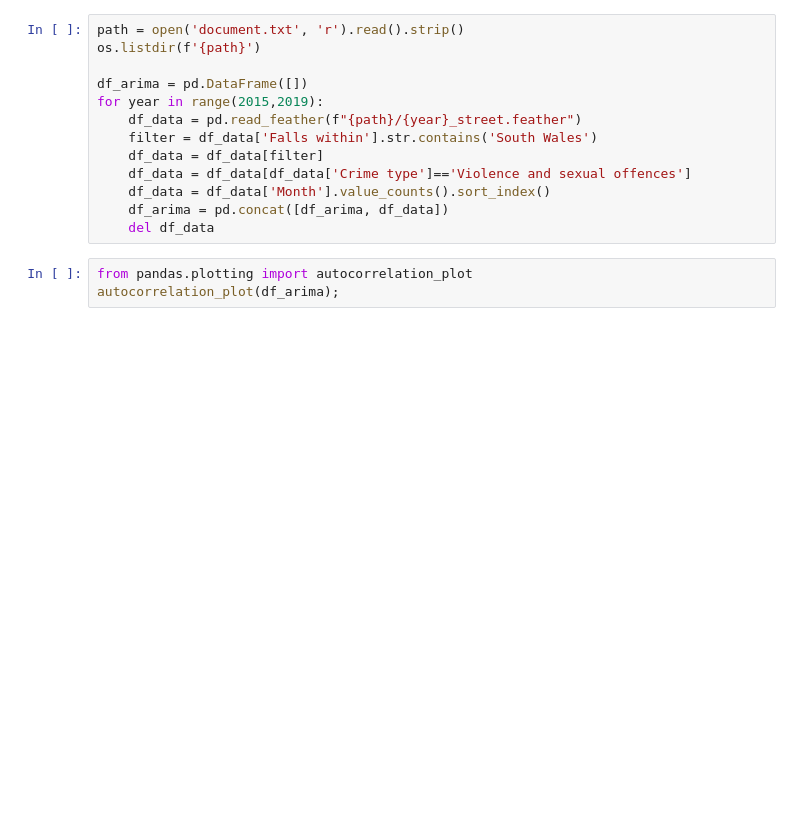
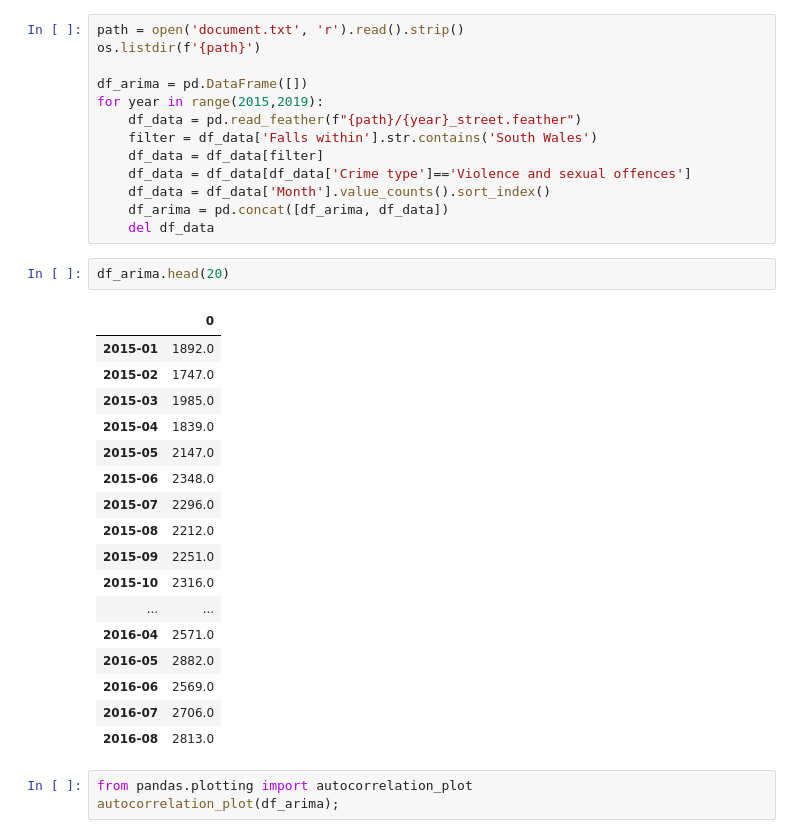
Before and after one commit to Dazai1623818/Datachallenge-2, a Jupyter notebook: Arima.ipynb, the cells around one changed output. Drawn from its saved outputs; the diff is of its cells as text; blank space fills up the shorter version.

```diff
--- a/Arima.ipynb
+++ b/Arima.ipynb
@@ -20,6 +20,26 @@ for year in range(2015,2019):
     df_data = df_data['Month'].value_counts().sort_index()
     df_arima = pd.concat([df_arima, df_data])
     del df_data
+# %%
+df_arima.head(20)
+# %% [output]
+|  | 0 |
+| 2015-01 | 1892.0 |
+| 2015-02 | 1747.0 |
+| 2015-03 | 1985.0 |
+| 2015-04 | 1839.0 |
+| 2015-05 | 2147.0 |
+| 2015-06 | 2348.0 |
+| 2015-07 | 2296.0 |
+| 2015-08 | 2212.0 |
+| 2015-09 | 2251.0 |
+| 2015-10 | 2316.0 |
+| ... | ... |
+| 2016-04 | 2571.0 |
+| 2016-05 | 2882.0 |
+| 2016-06 | 2569.0 |
+| 2016-07 | 2706.0 |
+| 2016-08 | 2813.0 |
 # %%
 from pandas.plotting import autocorrelation_plot
 autocorrelation_plot(df_arima);
```
Also changed, not shown: 2 other files.
